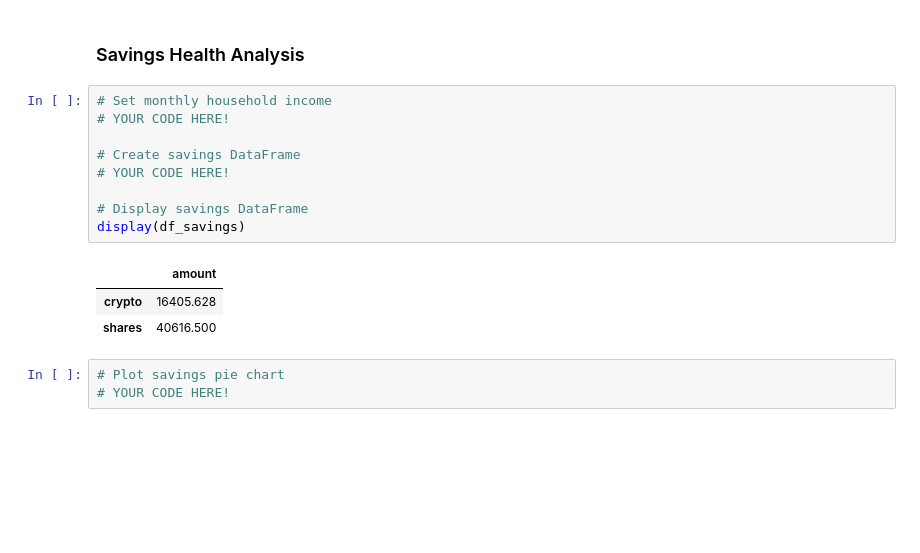
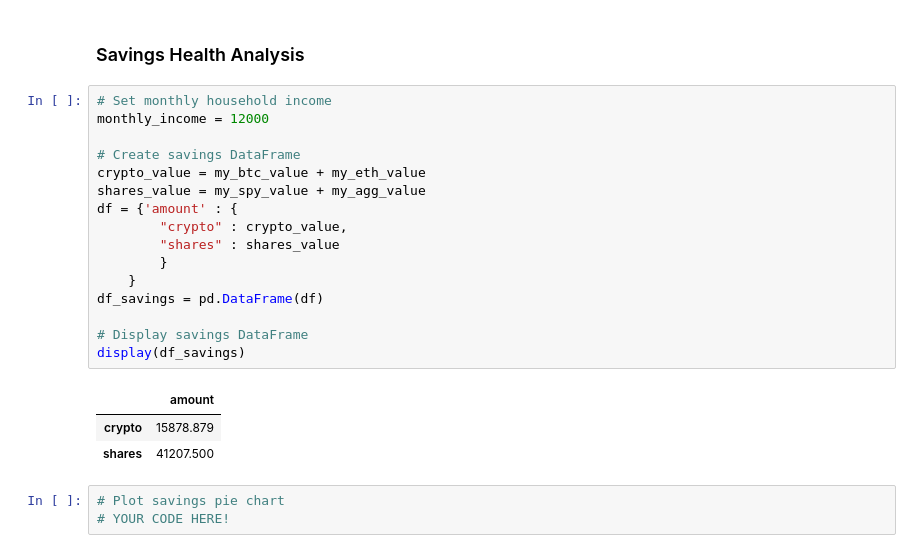
Before and after one commit to jonowens/financial_planning, a Jupyter notebook: financial_planner.ipynb, the cells around one changed output. Cells and saved outputs as stored; diff of their text form; blank space fills up the shorter version.

Commit message:
Set default monthly household income, created savings dataframe and display savings data.

```diff
--- a/financial_planner.ipynb
+++ b/financial_planner.ipynb
@@ -120,17 +120,24 @@ The current value of your 200 AGG shares is $23586.00
 ### Savings Health Analysis
 # %%
 # Set monthly household income
-# YOUR CODE HERE!
+monthly_income = 12000
 
 # Create savings DataFrame
-# YOUR CODE HERE!
+crypto_value = my_btc_value + my_eth_value
+shares_value = my_spy_value + my_agg_value
+df = {'amount' : {
+        "crypto" : crypto_value,
+        "shares" : shares_value
+        }
+    }
+df_savings = pd.DataFrame(df)
 
 # Display savings DataFrame
 display(df_savings)
 # %% [output]
 |  | amount |
-| crypto | 16405.628 |
-| shares | 40616.500 |
+| crypto | 15878.879 |
+| shares | 41207.500 |
 # %%
 # Plot savings pie chart
 # YOUR CODE HERE!
```
